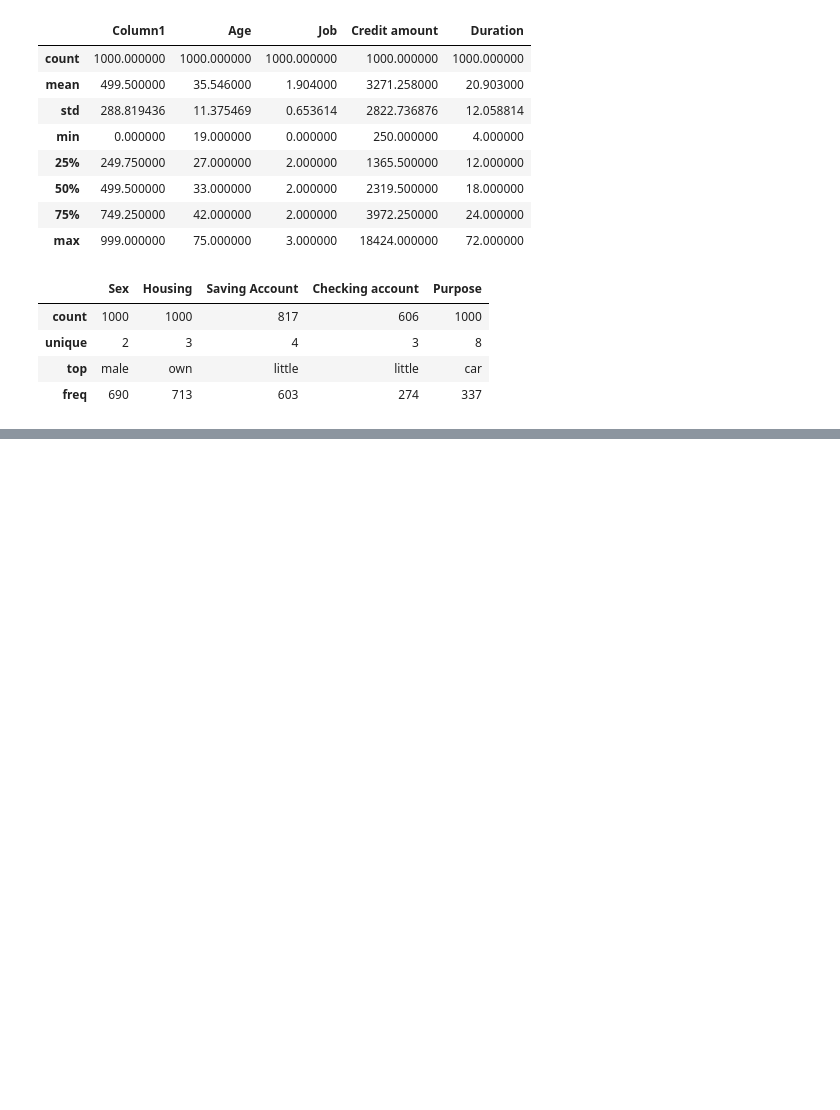
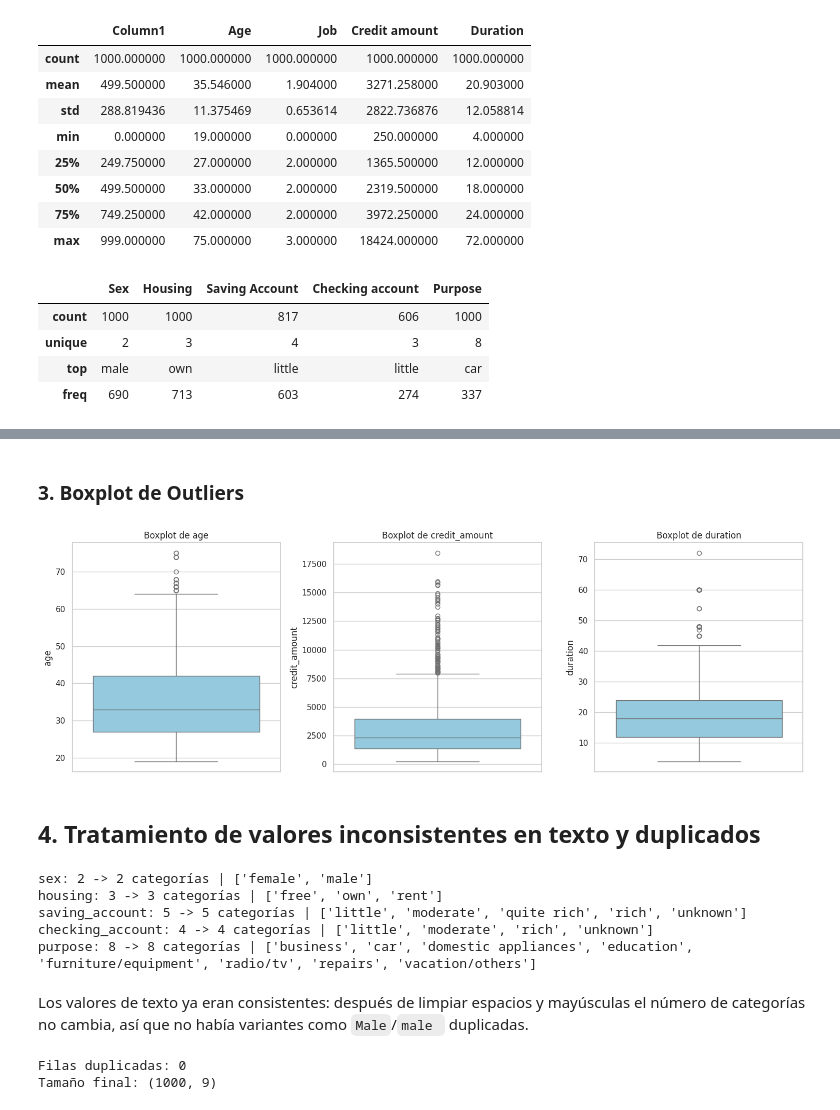
Before and after one commit to juansepq2017-sys/Proyecto-Progra-2, a Jupyter notebook: proyecto_creditos.ipynb, the cells around one changed output, grey strips where cells are left out. Cells and saved outputs as stored; diff of their text form; code cells hidden in the pictures; blank space fills up the shorter version.

```diff
--- a/proyecto_creditos.ipynb
+++ b/proyecto_creditos.ipynb
@@ -88,0 +152,4 @@ df.describe(exclude="number")
+# %%
+# Nombres de columnas: estandarizar a minúsculas con guion bajo
+df.columns = df.columns.str.strip().str.lower().str.replace(" ", "_")
+df.columns.tolist()
@@ -88,0 +167,13 @@ df.describe(exclude="number")
+# %% [markdown]
+### 3. Boxplot de Outliers
+# %%
+fig, axes = plt.subplots(1, 3, figsize=(15, 5))
+for ax, col in zip(axes, ["age", "credit_amount", "duration"]):
+    sns.boxplot(y=df[col], ax=ax, color="skyblue")
+    ax.set_title(f"Boxplot de {col}")
+plt.tight_layout()
+plt.show()
+# %% [output]
+[figure, added]
+# %% [markdown]
+## 4. Tratamiento de valores inconsistentes en texto y duplicados
@@ -88,0 +183,22 @@ df.describe(exclude="number")
+# %%
+# Valores de texto: quitar espacios y pasar a minúsculas
+cols_texto = df.select_dtypes(exclude="number").columns
+for col in cols_texto:
+    antes = df[col].nunique()
+    df[col] = df[col].str.strip().str.lower()
+    print(f"{col}: {antes} -> {df[col].nunique()} categorías | {sorted(df[col].unique())}")
+# %% [output]
+sex: 2 -> 2 categorías | ['female', 'male']
+housing: 3 -> 3 categorías | ['free', 'own', 'rent']
+saving_account: 5 -> 5 categorías | ['little', 'moderate', 'quite rich', 'rich', 'unknown']
+checking_account: 4 -> 4 categorías | ['little', 'moderate', 'rich', 'unknown']
+purpose: 8 -> 8 categorías | ['business', 'car', 'domestic appliances', 'education', 'furniture/equipment', 'radio/tv', 'repairs', 'vacation/others']
+# %% [markdown]
+Los valores de texto ya eran consistentes: después de limpiar espacios y mayúsculas el número de categorías no cambia, así que no había variantes como `Male`/`male ` duplicadas.
+# %%
+print("Filas duplicadas:", df.duplicated().sum())
+df = df.drop_duplicates()
+print("Tamaño final:", df.shape)
+# %% [output]
+Filas duplicadas: 0
+Tamaño final: (1000, 9)
```
Also changed, not shown: parts of 50 cells of this notebook.
